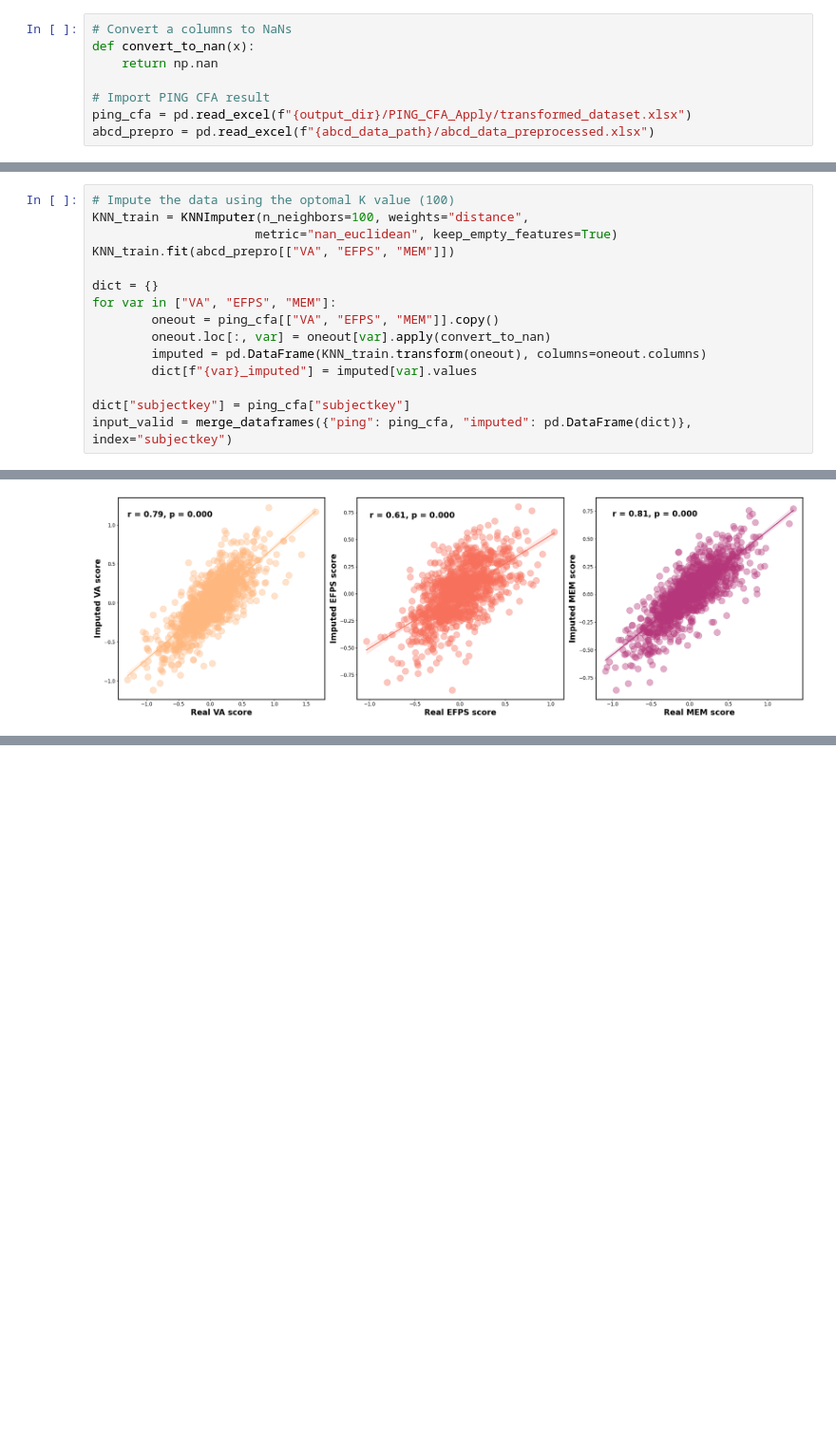
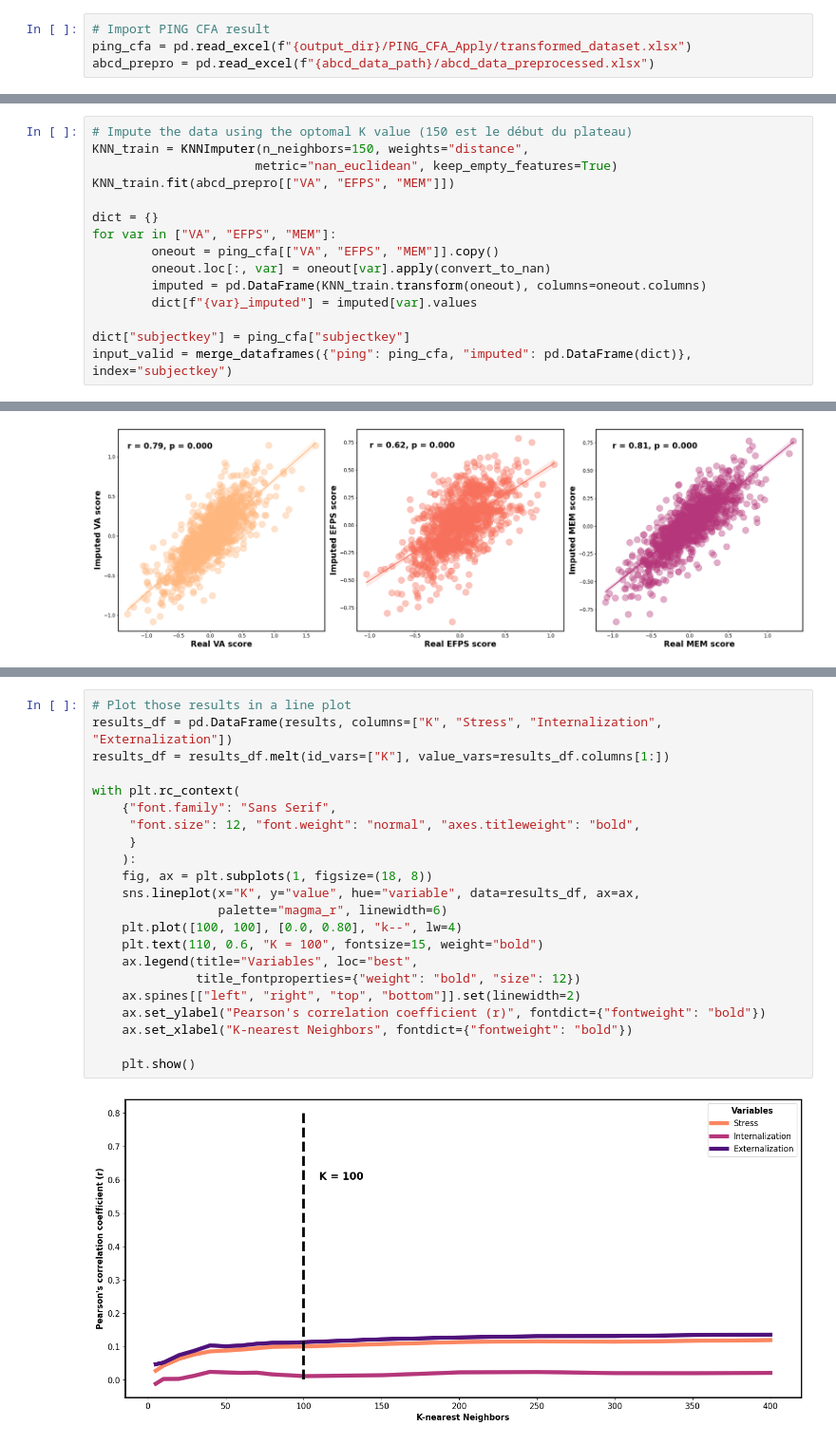
Before and after one commit to rosaliegregoire/FuzzyClustering-PING, a Jupyter notebook: DataPreprocessing.ipynb, the cells around one changed output, grey strips where cells are left out. Shown at 95% size. Cells and saved outputs as stored; diff of their text form; blank space fills up the shorter version.

```diff
--- a/DataPreprocessing.ipynb
+++ b/DataPreprocessing.ipynb
@@ -128,10 +129,6 @@ MEM =~ ImitationMemory + ListSorting
 Imputating stress, internalisation and externalisation variables within PING study \
 Since PING does not have Stress, Int and EXt variables, we will fit a KNN (k-Nearest Neighbor) imputation model on the ABCD dataset, and use it to impute the 3 new variables in the PING study.
 # %%
-# Convert a columns to NaNs
-def convert_to_nan(x):
-    return np.nan
-
 # Import PING CFA result
 ping_cfa = pd.read_excel(f"{output_dir}/PING_CFA_Apply/transformed_dataset.xlsx")
 abcd_prepro = pd.read_excel(f"{abcd_data_path}/abcd_data_preprocessed.xlsx")
@@ -185,8 +183,8 @@ with plt.rc_context(
 # %% [output]
 [figure]
 # %%
-# Impute the data using the optomal K value (100)
-KNN_train = KNNImputer(n_neighbors=100, weights="distance",
+# Impute the data using the optomal K value (150 est le début du plateau)
+KNN_train = KNNImputer(n_neighbors=150, weights="distance",
                       metric="nan_euclidean", keep_empty_features=True)
 KNN_train.fit(abcd_prepro[["VA", "EFPS", "MEM"]])
 
@@ -258,0 +303,24 @@ with plt.rc_context(
+# %%
+# Plot those results in a line plot
+results_df = pd.DataFrame(results, columns=["K", "Stress", "Internalization", "Externalization"])
+results_df = results_df.melt(id_vars=["K"], value_vars=results_df.columns[1:])
+
+with plt.rc_context(
+    {"font.family": "Sans Serif",
+     "font.size": 12, "font.weight": "normal", "axes.titleweight": "bold",
+     }
+    ):
+    fig, ax = plt.subplots(1, figsize=(18, 8))
+    sns.lineplot(x="K", y="value", hue="variable", data=results_df, ax=ax,
+                 palette="magma_r", linewidth=6)
+    plt.plot([100, 100], [0.0, 0.80], "k--", lw=4)
+    plt.text(110, 0.6, "K = 100", fontsize=15, weight="bold")
+    ax.legend(title="Variables", loc="best",
+              title_fontproperties={"weight": "bold", "size": 12})
+    ax.spines[["left", "right", "top", "bottom"]].set(linewidth=2)
+    ax.set_ylabel("Pearson's correlation coefficient (r)", fontdict={"fontweight": "bold"})
+    ax.set_xlabel("K-nearest Neighbors", fontdict={"fontweight": "bold"})
+
+    plt.show()
+# %% [output]
+[figure, added]
```
Also changed, not shown: parts of 7 cells of this notebook.
